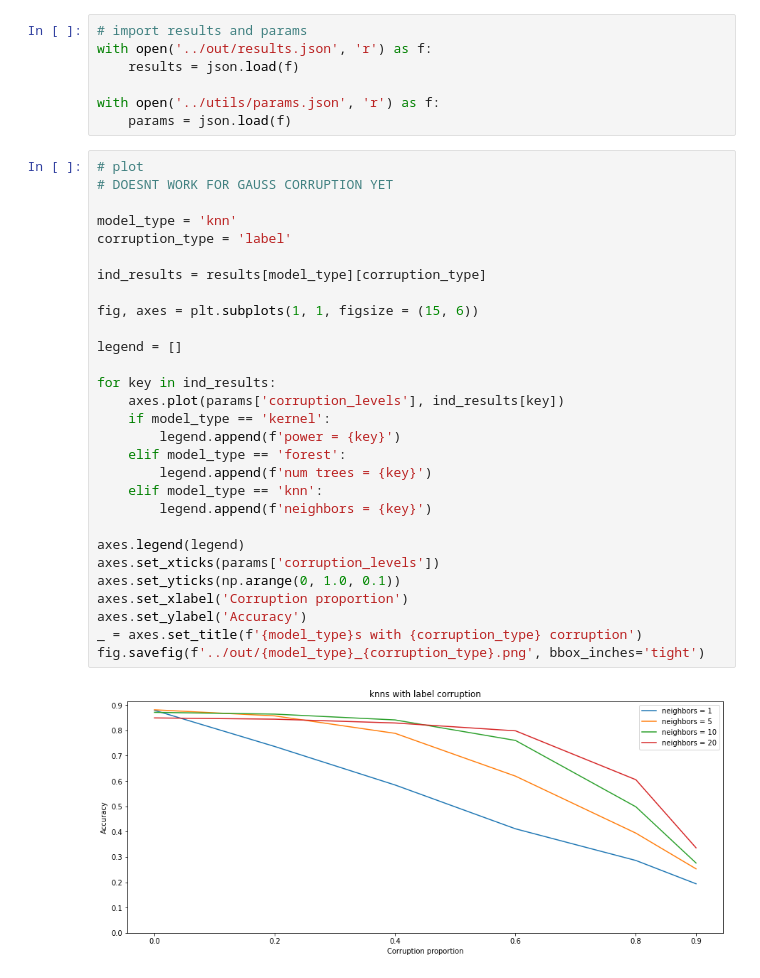
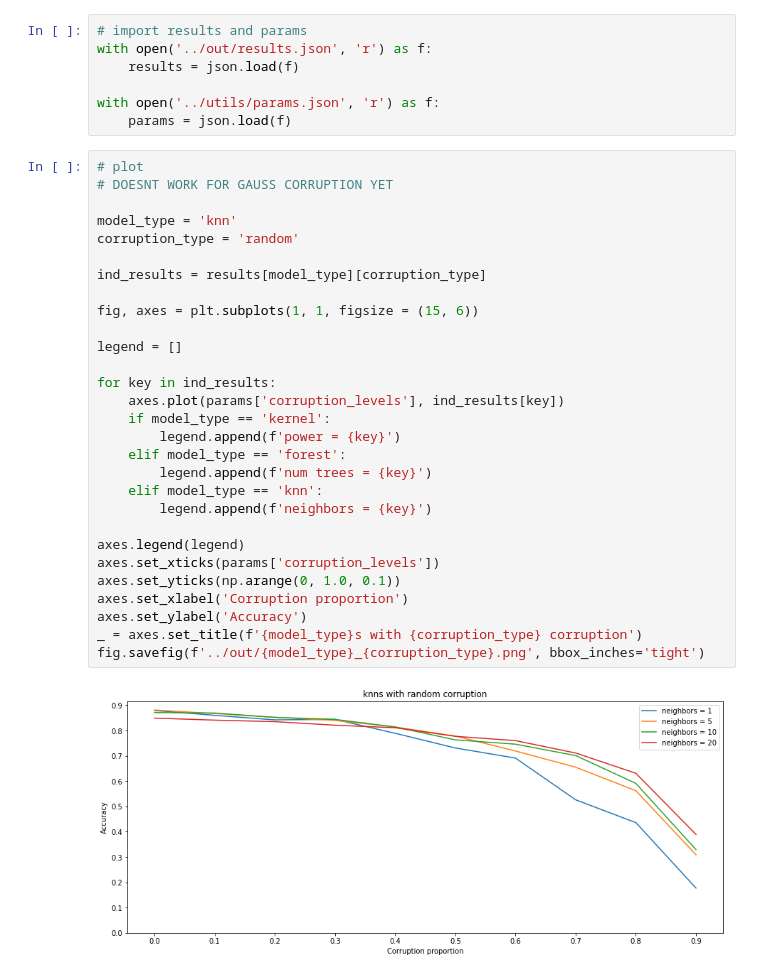
Before and after one commit to amelia-kawasaki/dsc_capstone, a Jupyter notebook: notebooks/Visualize.ipynb, the cells around one changed output. Cells and saved outputs as stored; diff of their text form.

Commit message:
added knn capability for random corruption

```diff
--- a/notebooks/Visualize.ipynb
+++ b/notebooks/Visualize.ipynb
@@ -12,31 +12,31 @@ with open('../utils/params.json', 'r') as f:
 # %%
 # plot
 # DOESNT WORK FOR GAUSS CORRUPTION YET
 
 model_type = 'knn'
-corruption_type = 'label'
+corruption_type = 'random'
 
 ind_results = results[model_type][corruption_type]
 
 fig, axes = plt.subplots(1, 1, figsize = (15, 6))
 
 legend = []
 
 for key in ind_results:
     axes.plot(params['corruption_levels'], ind_results[key])
     if model_type == 'kernel':
         legend.append(f'power = {key}')
     elif model_type == 'forest':
         legend.append(f'num trees = {key}')
     elif model_type == 'knn':
         legend.append(f'neighbors = {key}')
 
 axes.legend(legend)
 axes.set_xticks(params['corruption_levels'])
 axes.set_yticks(np.arange(0, 1.0, 0.1))
 axes.set_xlabel('Corruption proportion')
 axes.set_ylabel('Accuracy')
 _ = axes.set_title(f'{model_type}s with {corruption_type} corruption')
 fig.savefig(f'../out/{model_type}_{corruption_type}.png', bbox_inches='tight')
 # %% [output]
-[figure, old version]
+[figure, new version]
```
Also changed, not shown: 3 other files.
